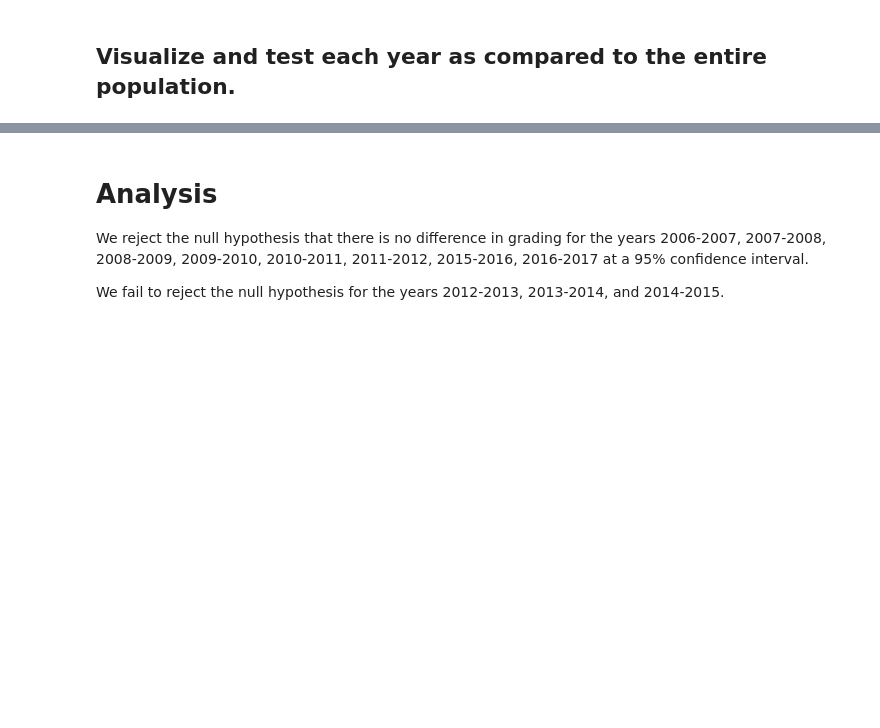
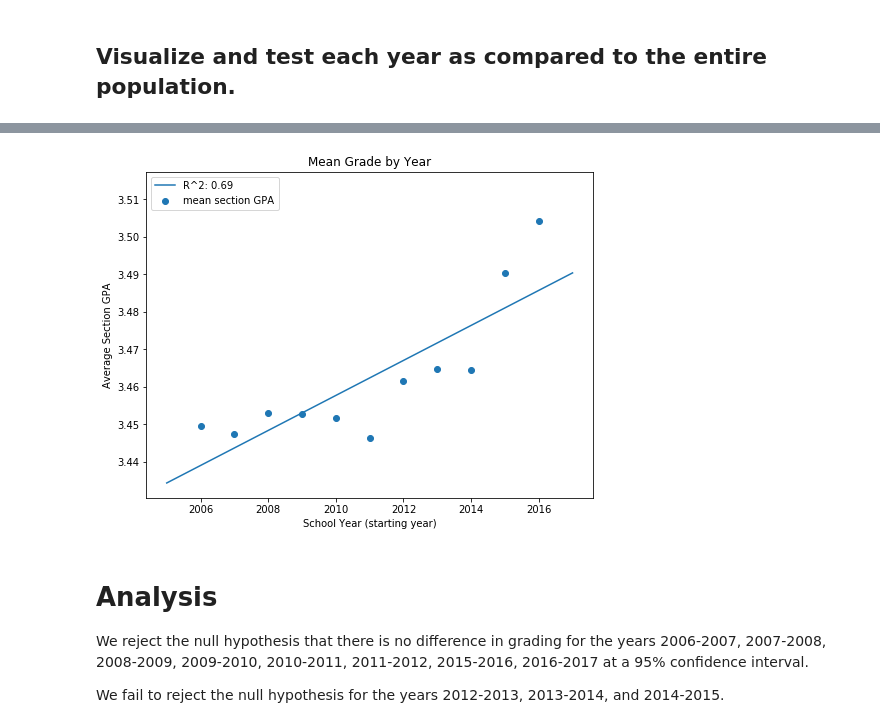
Before and after one commit to allisonhonold/uw_madison_courses_grades, a Jupyter notebook: grade_inflation_all_years/grade_inflation_all_years.ipynb, the cells around one changed output, grey strips where cells are left out. Drawn from its saved outputs; the diff is of its cells as text; code cells hidden in the pictures; blank space fills up the shorter version.

```diff
--- a/grade_inflation_all_years/grade_inflation_all_years.ipynb
+++ b/grade_inflation_all_years/grade_inflation_all_years.ipynb
@@ -59,3 +64,23 @@ for row, year in enumerate(years):
+# %%
+yr_nums = np.array(range(2006, 2017)).reshape(-1,1)
+yr_means= np.array(yr_means).reshape(-1,1)
+
+reg = LinearRegression().fit(yr_nums, yr_means)
+# %%
+fig, ax = plt.subplots(figsize=(8,6))
+# plot data points
+ax.scatter(x=yr_nums, y=yr_means, label='mean section GPA')
+ax.set_title('Mean Grade by Year')
+ax.set_xlabel('School Year (starting year)')
+ax.set_ylabel('Average Section GPA')
+
+# plot regression line
+x=np.linspace(2005, 2017, 1000)
+y=(reg.coef_*x + reg.intercept_)[0]
+ax.plot(x, y, label=f'R^2: {round(reg.score(yr_nums, yr_means),2)}')
+ax.legend(loc='upper left');
+# %% [output]
+[figure, added]
 # %% [markdown]
 # Analysis
 
```
Also changed, not shown: parts of 3 cells of this notebook.
